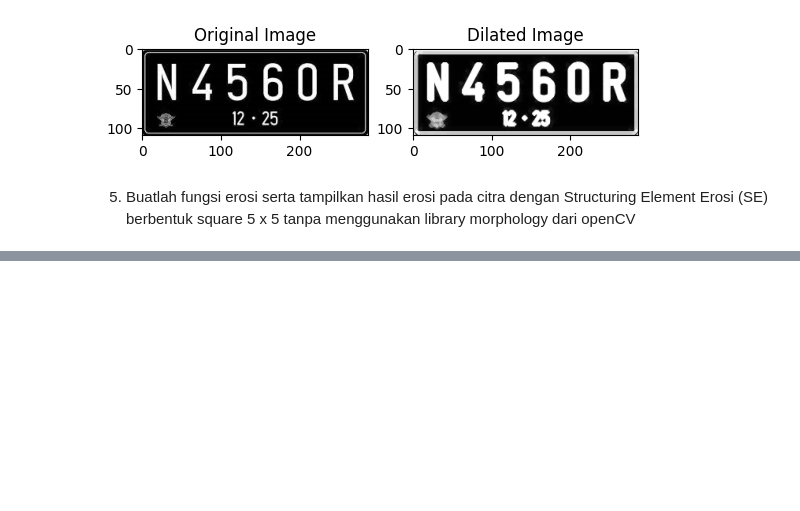
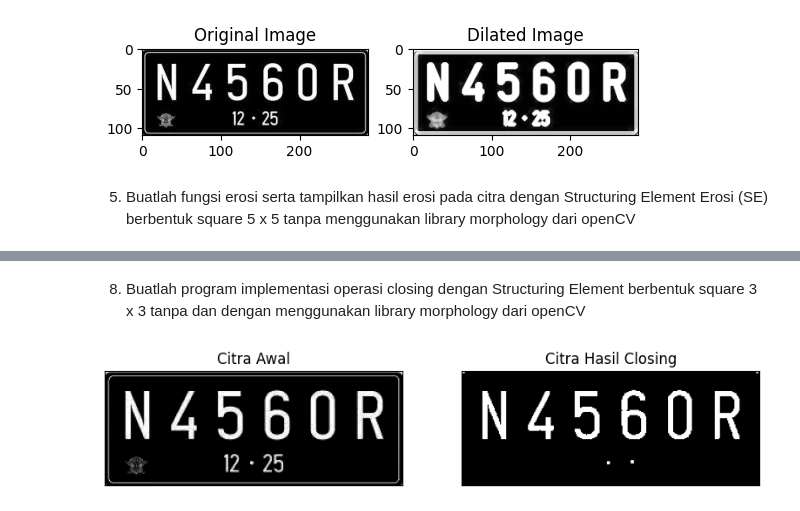
Before and after one commit to zakyzuf/PCVK_Ganjil_2023, a Jupyter notebook: Week09.ipynb, the cells around one changed output, grey strips where cells are left out. Saved outputs shown, nothing was run; the diff lists cells and outputs as text; code cells hidden in the pictures; blank space fills up the shorter version.

```diff
--- a/Week09.ipynb
+++ b/Week09.ipynb
@@ -105,0 +205,53 @@ plt.show()
+# %% [markdown]
+8.  Buatlah program implementasi operasi closing dengan Structuring Element berbentuk square 3 x 3 tanpa dan dengan menggunakan library morphology dari openCV
+# %%
+# tanpa library morphology dari openCV
+# dilasi
+def dilation(image, se):
+	height, width = image.shape
+
+	output_image = np.zeros((height, width), dtype=np.uint8)
+
+	# Generate SED
+	SED = np.ones((se,se), dtype=np.uint8)
+	c = int((se-1)/2)
+
+	# Dilation
+	for i in range(c, height-c):
+		for j in range(c, width-c):
+			temp = image[i-c:i+c+1, j-c:j+c+1]
+			product = temp * SED
+			output_image[i,j] = np.max(product)
+
+	return output_image
+
+# erosion
+ret, thresh = cv2.threshold(gamma_image, 125,200,cv2.THRESH_BINARY)
+kernel = np.ones((5,5),np.uint8)
+erosioned_image = cv2.erode(thresh,kernel,iterations = 1)
+
+# fungsi opening
+def image_closing(image, se):
+	dilated_image = dilation(image, se)
+	closed_image = image_erotion(dilated_image, se)
+	return closed_image
+
+image = cv2.imread('/content/drive/MyDrive/PCVK/plat_nomer.jpg',0)
+gamma_image = np.zeros(image.shape, image.dtype)
+
+for y in range(image.shape[0]):
+	for x in range(image.shape[1]):
+		gamma_image[y,x] = np.clip(255.0 * (image[y,x]/255.0) ** (2/1), 0, 255)
+
+ret, thresh = cv2.threshold(gamma_image, 125,200,cv2.THRESH_BINARY)
+w = 1
+closed_image = image_closing(thresh, w)
+
+plt.subplots(figsize=(15, 5))
+plt.subplot(131),plt.imshow(gamma_image,cmap = 'gray')
+plt.title('Citra Awal'),plt.xticks([]), plt.yticks([])
+plt.subplot(132),plt.imshow(output_image,cmap = 'gray')
+plt.title('Citra Hasil Closing'),plt.xticks([]), plt.yticks([])
+plt.show()
+# %% [output]
+[figure, added]
```
Also changed, not shown: parts of 41 cells of this notebook.
